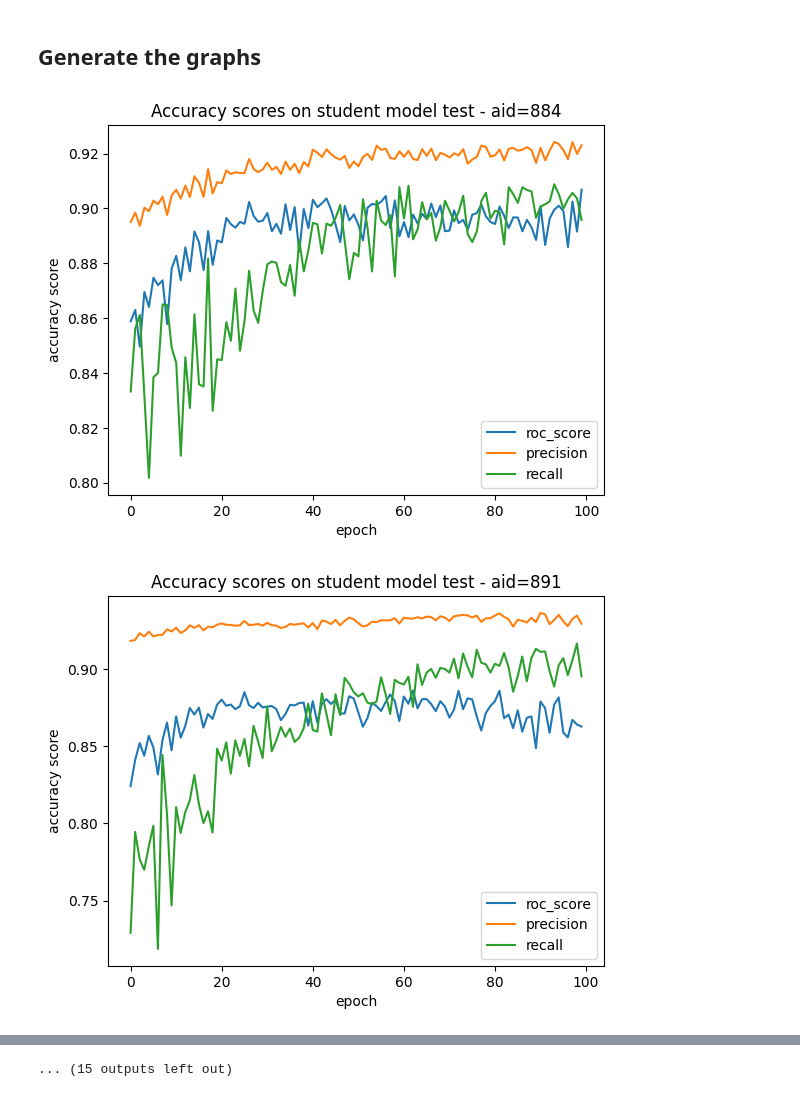
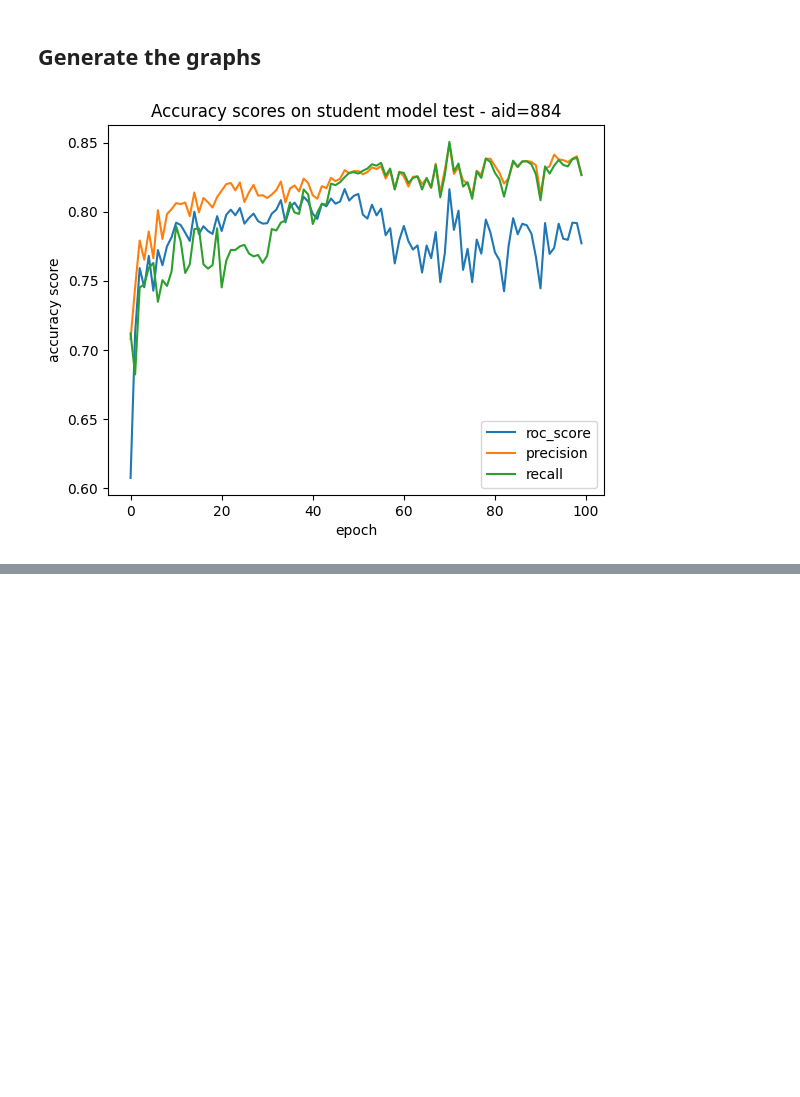
Before and after one commit to JellyJoe13/Self-distillation_P1, a Jupyter notebook: GNN_test_self-dist_first.ipynb, the cells around one changed output, grey strips where cells are left out. Drawn from its saved outputs; the diff is of its cells as text; code cells hidden in the pictures; blank space fills up the shorter version.

```diff
--- a/GNN_test_self-dist_first.ipynb
+++ b/GNN_test_self-dist_first.ipynb
@@ -114,7 +114,7 @@ for i, aid in enumerate(aid_list):
     # =================================================
     # load data for experiment
     whole_data = gnn_load.load_pyg_data_aid(aid=aid, label_type=mode, do_in_parallel=True)
-    whole_data += pick_sd_basic(len(whole_data), frac_sd, aid)
+    sd_data = pick_sd_basic(len(whole_data), frac_sd, aid)
 
     # get hard labels
     labels_hard = np.array([
@@ -128,7 +128,7 @@ for i, aid in enumerate(aid_list):
         break
 
     # generate the dataloader
-    dl_train = torch_geometric.loader.DataLoader([whole_data[idx] for idx in train_idx], batch_size=(batch_size if aid!=686978 else batch_size*10))
+    dl_train = torch_geometric.loader.DataLoader([whole_data[idx] for idx in train_idx] + sd_data, batch_size=(batch_size if aid!=686978 else batch_size*10))
     dl_test = torch_geometric.loader.DataLoader([whole_data[idx] for idx in test_idx], batch_size=(batch_size if aid!=686978 else batch_size*10))
 
     # =================================================
@@ -137,7 +137,7 @@ for i, aid in enumerate(aid_list):
     # GNN model
     model = GIN_nn.GIN_basic(1)
     # loss
-    loss = torch.nn.BCEWithLogitsLoss(pos_weight=torch.tensor([len(train_idx)/labels_hard[train_idx].sum()]))
+    loss = torch.nn.BCEWithLogitsLoss(pos_weight=torch.tensor([(len(train_idx) + len(sd_data))/(labels_hard[train_idx].sum() + torch.concatenate([data.y for data in sd_data]).numpy().sum())]))
     # device
     device = torch.device('cuda')
     model = model.to(device)
@@ -191,5 +191,6 @@ for i, aid in enumerate(aid_list):
 
     # write to file
     accuracy_storage.to_csv(file_path, index=True, index_label="epoch")
+    break
 # %% [output]
 current aid: 884, 0/27 - 0.00%
@@ -210,27 +199,27 @@ current aid: 493177, 11/27 - 40.74%
 # %%
 for aid in aid_list:
 
     # determine storage location of csv
     file_path = csv_path + "student-acc_aid={}_epochs={}.csv".format(aid, epochs)
 
     # determine storage location of image
     file_path_plot = graphs_path + "StudentAccs_aid-{}_epochs-{}.png".format(aid, epochs)
 
     # load the csv
     loaded_csv = pd.read_csv(file_path, index_col="epoch")
 
     # plotting
     quality_zoom_factor = 1.
     plt.figure(figsize=(6.4*quality_zoom_factor,4.8*quality_zoom_factor))
     plt.plot(loaded_csv.roc_score, label="roc_score")
     plt.plot(loaded_csv.precision, label="precision")
     plt.plot(loaded_csv.recall, label="recall")
     plt.xlabel("epoch")
     plt.ylabel("accuracy score")
     plt.title("Accuracy scores on student model test - aid={}".format(aid))
     plt.legend()
     plt.savefig(file_path_plot, bbox_inches='tight')
     plt.show()
+    break
 # %% [output]
-[figure, old version]
+[figure, new version]
-[figure, removed]
@@ -247 +225,0 @@ for aid in aid_list:
-... (15 outputs left out)
```
Also changed, not shown: parts of 2 cells of this notebook, 11 other files.
